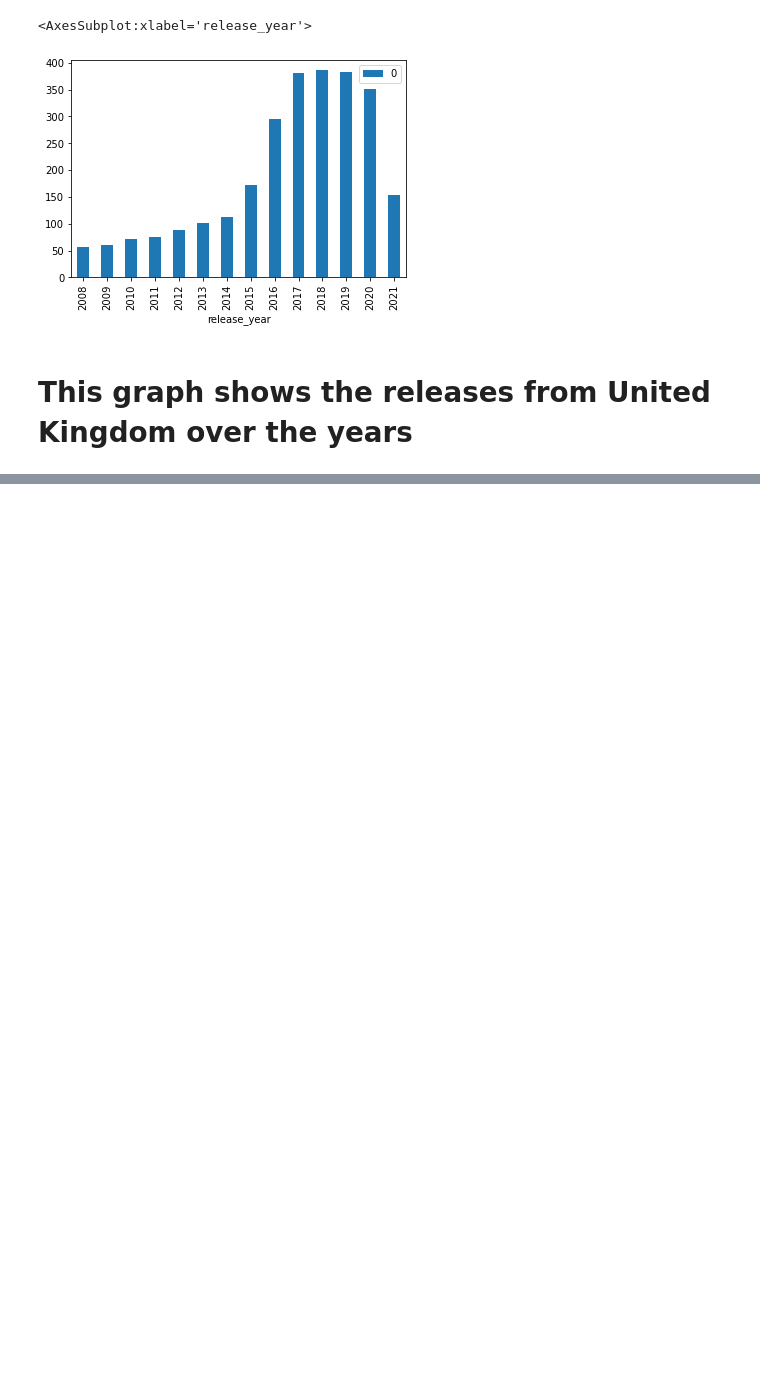
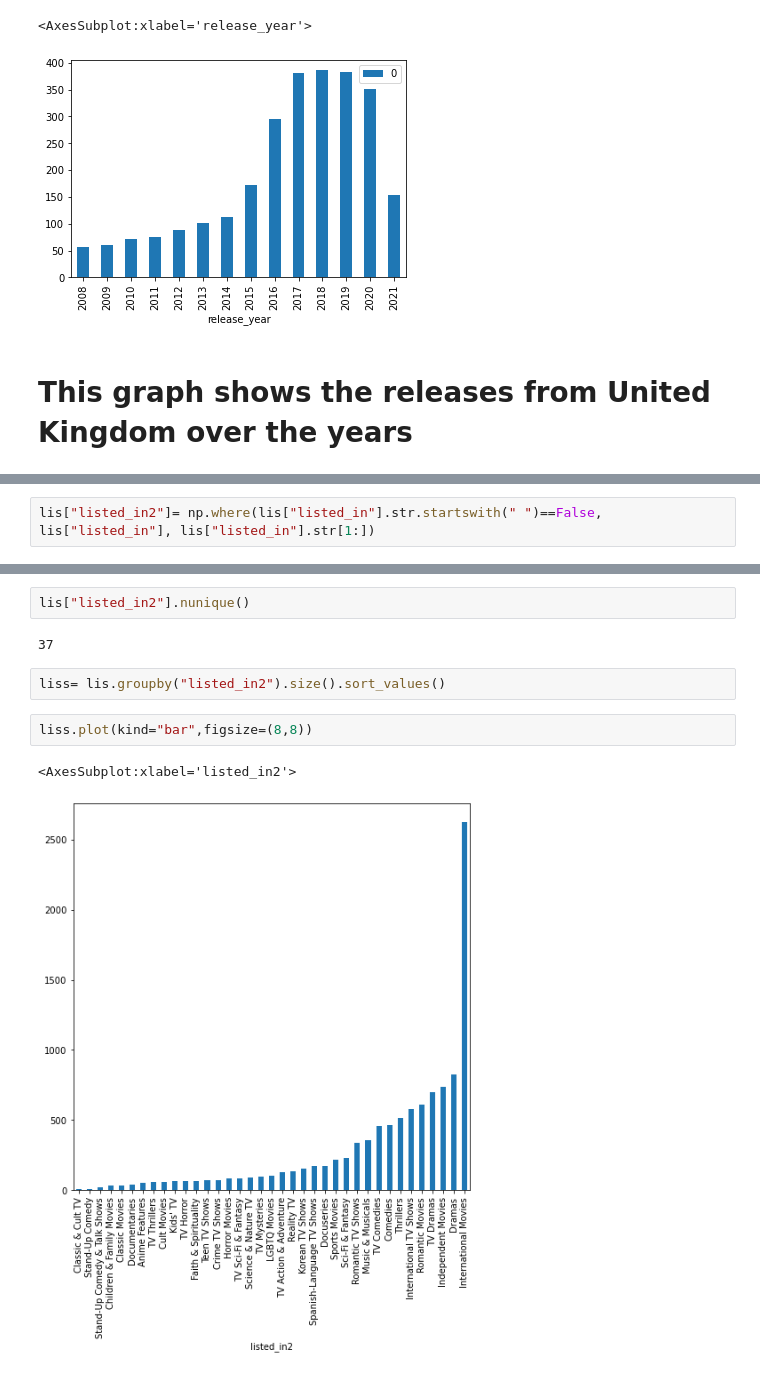
Before and after one commit to OmamaImran/Movie-Analysis, a Jupyter notebook: Movie_Analysis.ipynb, the cells around one changed output, grey strips where cells are left out. Drawn from its saved outputs; the diff is of its cells as text; blank space fills up the shorter version.

```diff
--- a/Movie_Analysis.ipynb
+++ b/Movie_Analysis.ipynb
@@ -467,0 +546,2 @@ df_UK.tail(14).plot(kind="bar",x="release_year")
+# %%
+lis["listed_in2"]= np.where(lis["listed_in"].str.startswith(" ")==False, lis["listed_in"], lis["listed_in"].str[1:])
@@ -467,0 +585,11 @@ df_UK.tail(14).plot(kind="bar",x="release_year")
+# %%
+lis["listed_in2"].nunique()
+# %% [output]
+37
+# %%
+liss= lis.groupby("listed_in2").size().sort_values()
+# %%
+liss.plot(kind="bar",figsize=(8,8))
+# %% [output]
+<AxesSubplot:xlabel='listed_in2'>
+[figure, added]
```
Also changed, not shown: parts of 22 cells of this notebook.
